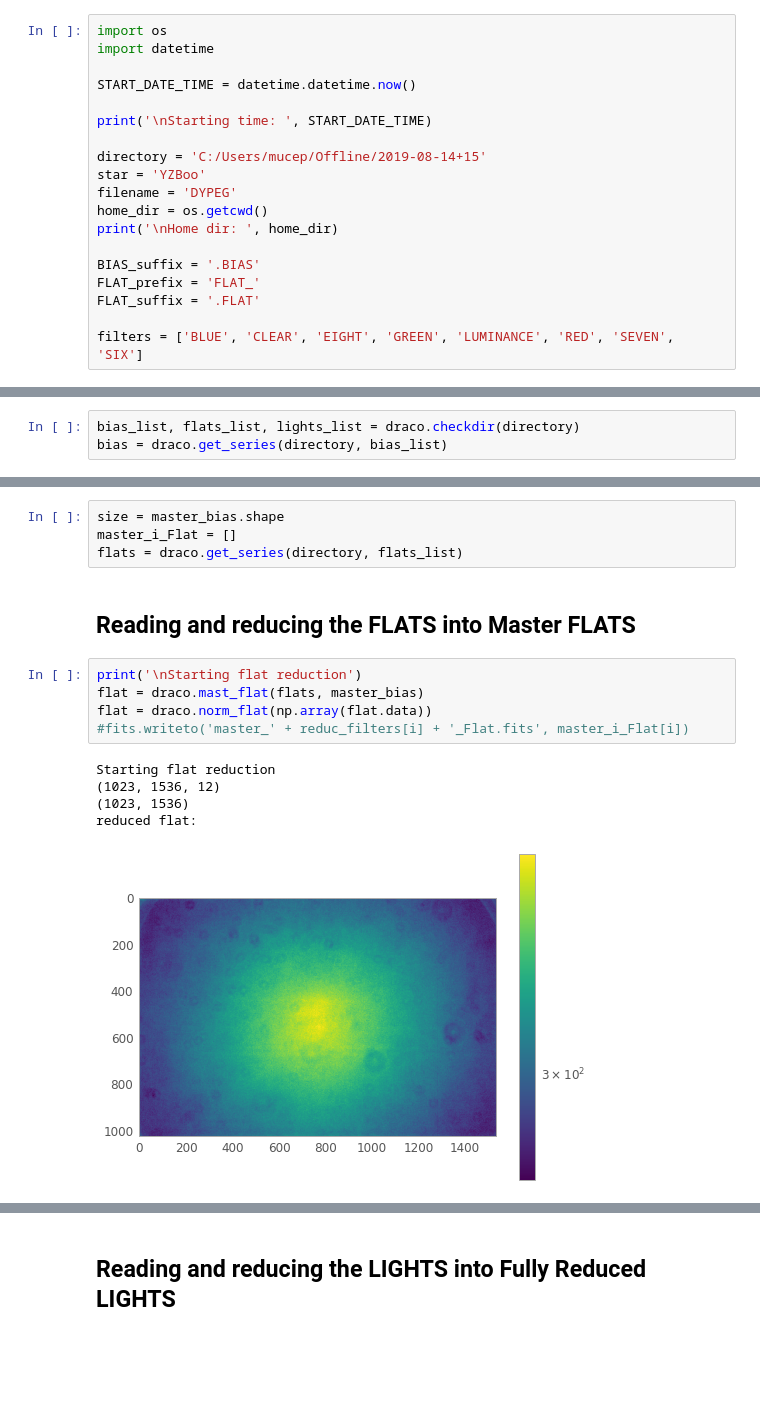
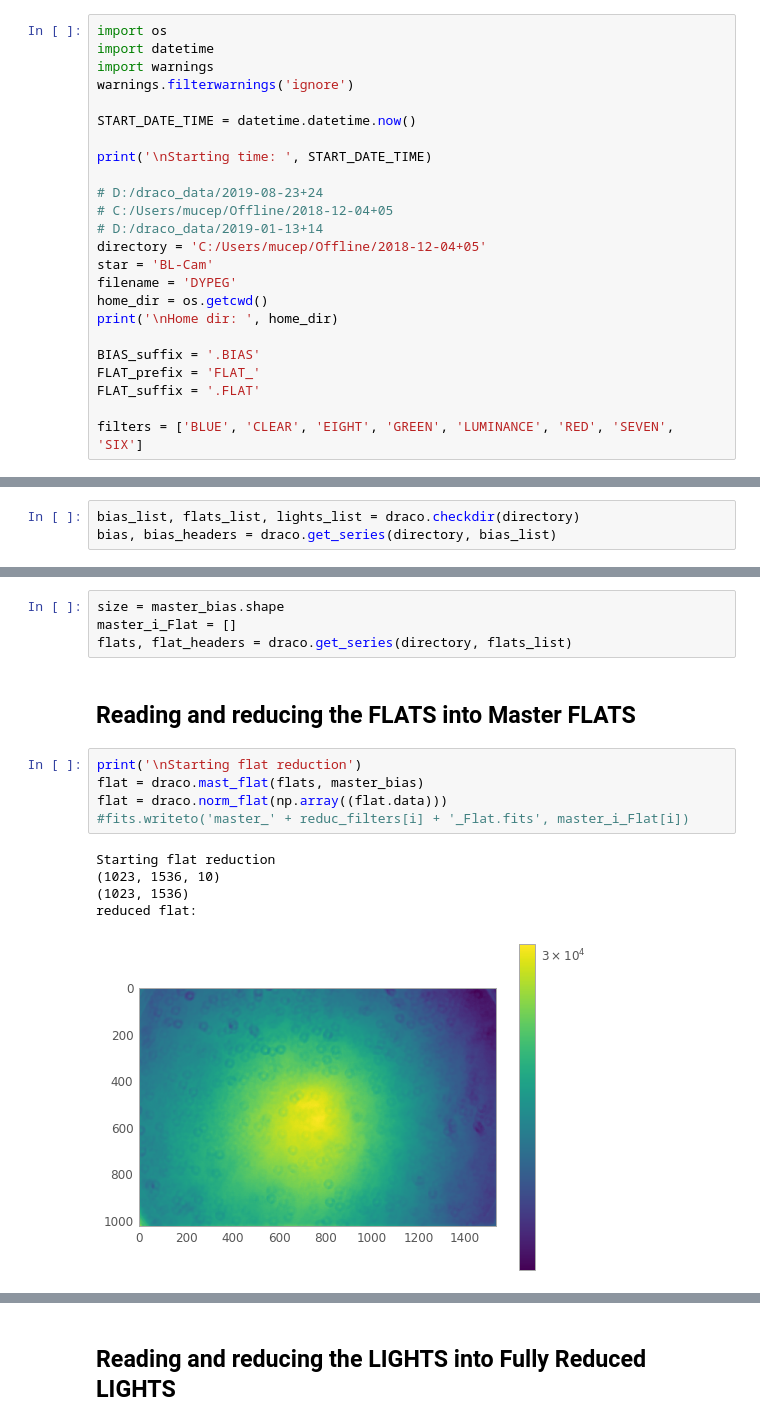
Before and after one commit to Mucephie/DORADO, a Jupyter notebook: vstar_reduc.ipynb, the cells around one changed output, grey strips where cells are left out. Saved outputs shown, nothing was run; the diff lists cells and outputs as text; blank space fills up the shorter version.

```diff
--- a/vstar_reduc.ipynb
+++ b/vstar_reduc.ipynb
@@ -9,13 +9,18 @@ Here are the standard file prefixes for this reduction script. Data was taken in
 # %%
 import os
 import datetime
+import warnings
+warnings.filterwarnings('ignore')
 
 START_DATE_TIME = datetime.datetime.now()
 
 print('\nStarting time: ', START_DATE_TIME)
 
-directory = 'C:/Users/mucep/Offline/2019-08-14+15'
-star = 'YZBoo'
+# D:/draco_data/2019-08-23+24
+# C:/Users/mucep/Offline/2018-12-04+05
+# D:/draco_data/2019-01-13+14
+directory = 'C:/Users/mucep/Offline/2018-12-04+05'
+star = 'BL-Cam'
 filename = 'DYPEG'
 home_dir = os.getcwd()
 print('\nHome dir: ', home_dir)
@@ -52,5 +57,5 @@ WARNING: AstropyDeprecationWarning: astropy.extern.six will be removed in 4.0, u
 Here we will scan the selected directory for files and separate them into lists of Bias' images, Flat images, and Light images. Then we will open the Bias' images into memory.
 # %%
 bias_list, flats_list, lights_list = draco.checkdir(directory)
-bias = draco.get_series(directory, bias_list)
+bias, bias_headers = draco.get_series(directory, bias_list)
 # %% [output]
@@ -83,17 +88,17 @@ draco.plt_fits(np.arcsinh(np.abs(master_bias-np.mean(master_bias))), 'viridis')
 # %%
 size = master_bias.shape
 master_i_Flat = []
-flats = draco.get_series(directory, flats_list)
+flats, flat_headers = draco.get_series(directory, flats_list)
 # %% [markdown]
 ## Reading and reducing the FLATS into Master FLATS
 # %%
 print('\nStarting flat reduction')
 flat = draco.mast_flat(flats, master_bias)
-flat = draco.norm_flat(np.array(flat.data))
+flat = draco.norm_flat(np.array((flat.data)))
 #fits.writeto('master_' + reduc_filters[i] + '_Flat.fits', master_i_Flat[i])
 # %% [output]
 Starting flat reduction
-(1023, 1536, 12)
+(1023, 1536, 10)
 (1023, 1536)
 reduced flat:
-[figure, old version]
+[figure, new version]
```
Also changed, not shown: parts of 9 cells of this notebook.
